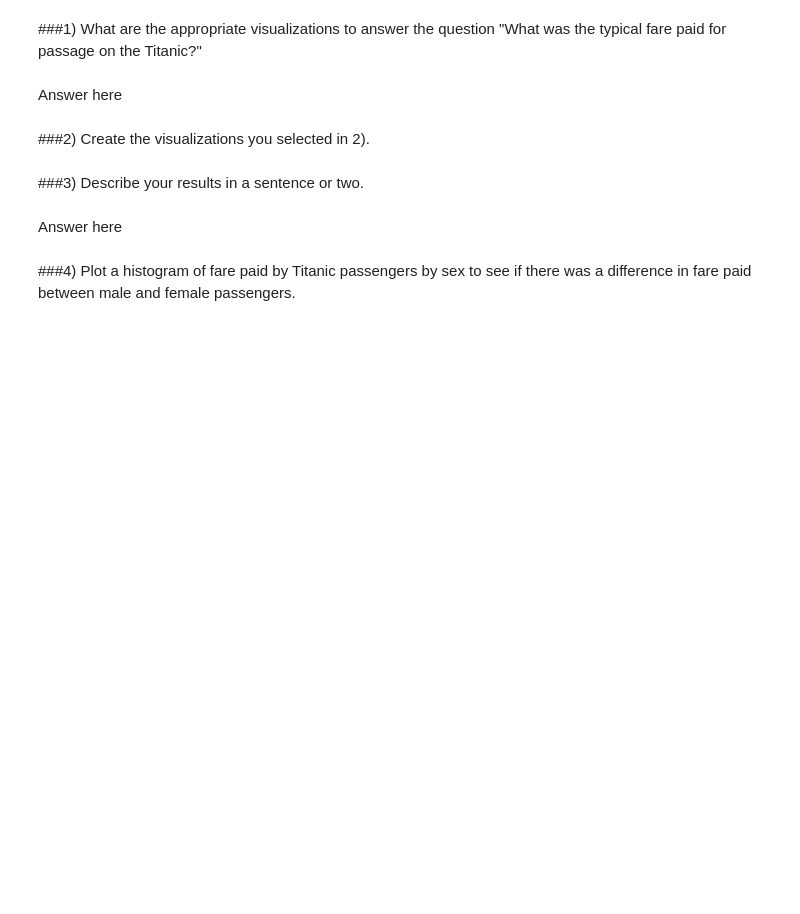
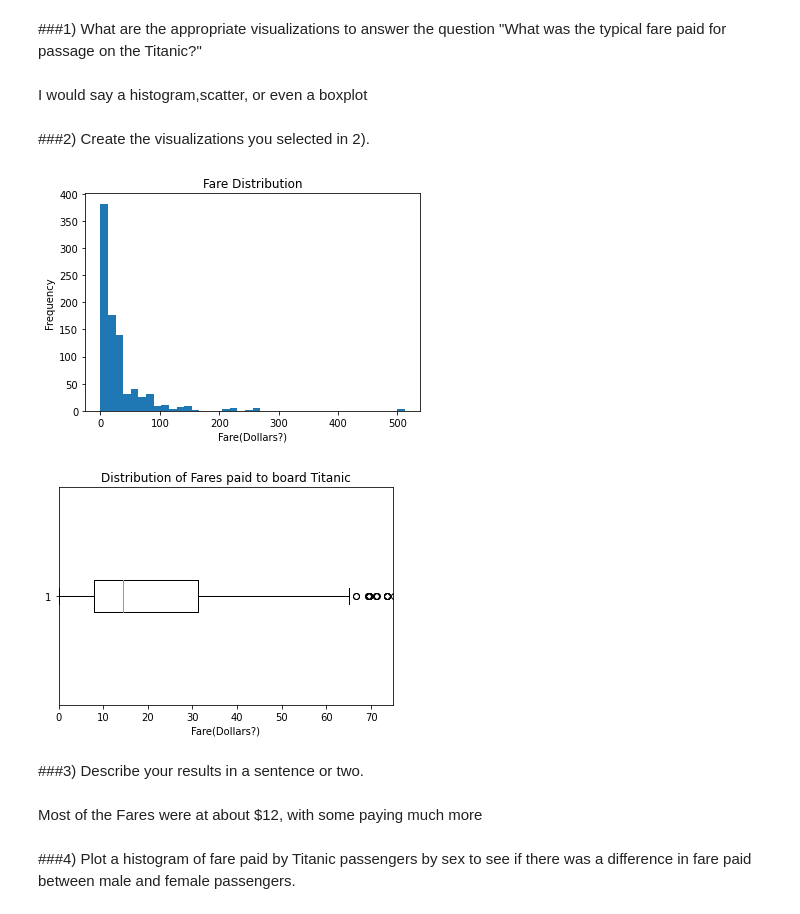
Before and after one commit to Samuel-Egbert31415/DS-Unit-1-Sprint-1-Data-Wrangling-and-Storytelling, a Jupyter notebook: module4-make-explanatory-visualizations/LS_DS_114_Make_Explanatory_Visualizations_Assignment.ipynb, the cells around one changed output. Drawn from its saved outputs; the diff is of its cells as text; code cells hidden in the pictures; blank space fills up the shorter version.

```diff
--- a/module4-make-explanatory-visualizations/LS_DS_114_Make_Explanatory_Visualizations_Assignment.ipynb
+++ b/module4-make-explanatory-visualizations/LS_DS_114_Make_Explanatory_Visualizations_Assignment.ipynb
@@ -38,6 +34,6 @@ Titanic.head()
 # %% [markdown]
 ###1) What are the appropriate visualizations to answer the question "What was the typical fare paid for passage on the Titanic?"
-# %% [markdown]
-Answer here
+# %% [markdown]
+I would say a histogram,scatter, or even a boxplot
 # %% [markdown]
 ###2) Create the visualizations you selected in 2).
@@ -46,6 +40,25 @@ Answer here
+# %%
+import numpy as np
+import matplotlib.pyplot as plt
+plt.hist(Titanic['Fare'], bins = 40)
+
+plt.xlabel('Fare(Dollars?)')
+plt.ylabel('Frequency')
+plt.title('Fare Distribution')
+
+plt.show()
+
+plt.boxplot(Titanic['Fare'], vert=False, autorange=(0,20))
+plt.xlabel('Fare(Dollars?)')
+plt.title('Distribution of Fares paid to board Titanic')
+plt.xlim(0, 75)
+plt.show()
+# %% [output]
+[figure, added]
+[figure, added]
 # %% [markdown]
 ###3) Describe your results in a sentence or two.
-# %% [markdown]
-Answer here
+# %% [markdown]
+Most of the Fares were at about $12, with some paying much more
 # %% [markdown]
 ###4) Plot a histogram of fare paid by Titanic passengers by sex to see if there was a difference in fare paid between male and female passengers.
```
Also changed, not shown: parts of 7 cells of this notebook.
